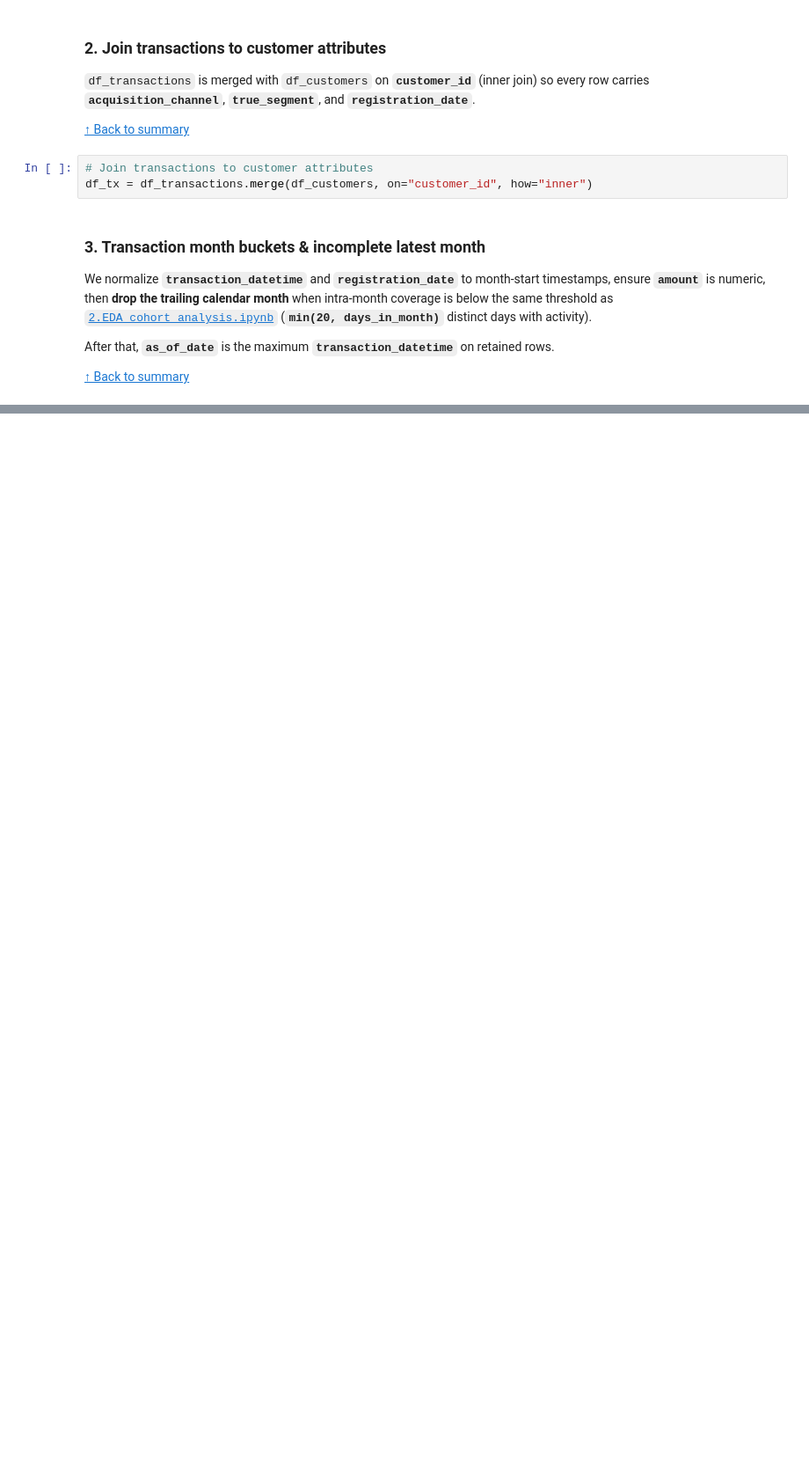
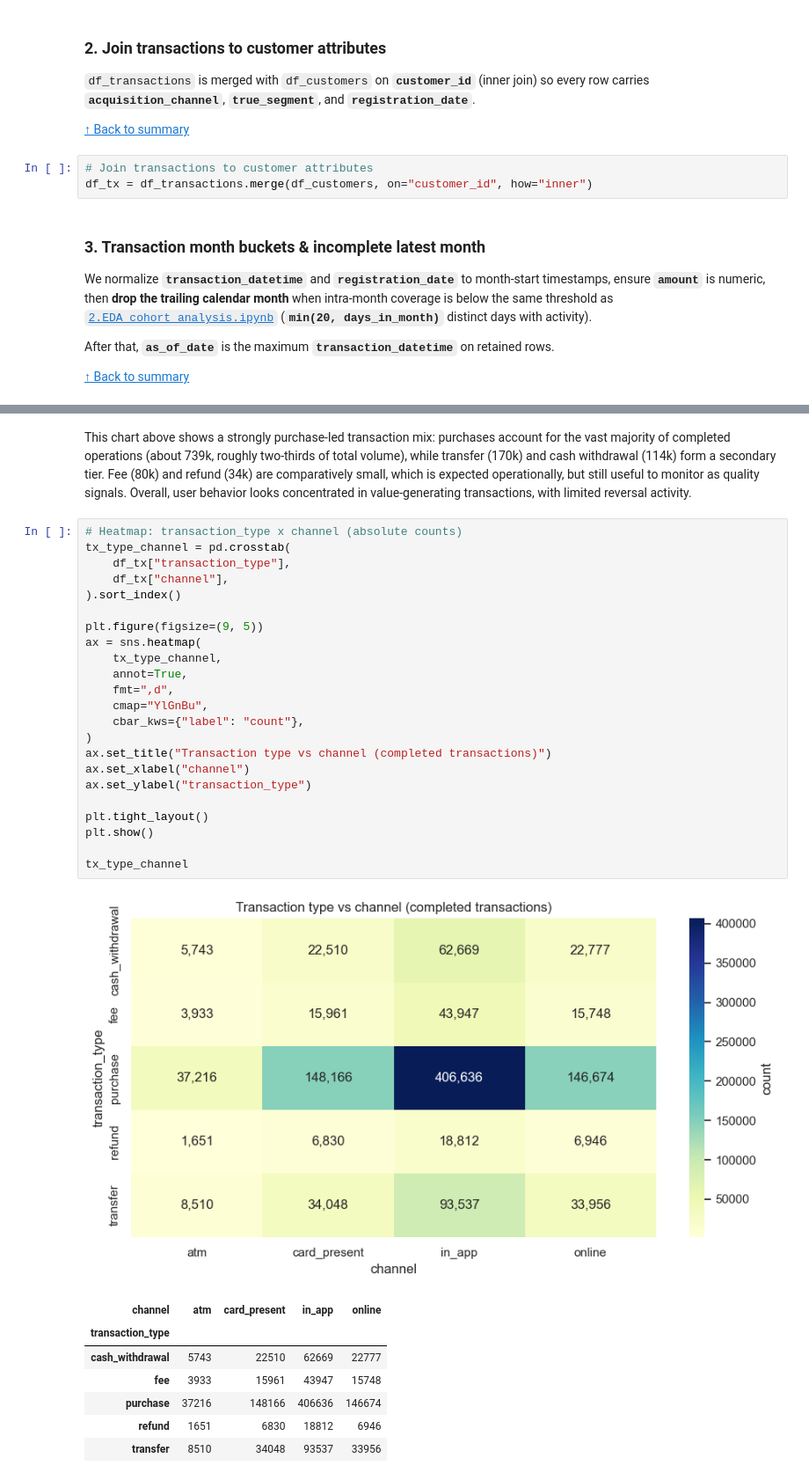
Before and after one commit to pauloabcalcada/fintech-ai-segmentation, a Jupyter notebook: notebooks/3.EDA_RFM_Clustering.ipynb, the cells around one changed output, grey strips where cells are left out. Shown at 88% size. Drawn from its saved outputs; the diff is of its cells as text; blank space fills up the shorter version.

```diff
--- a/notebooks/3.EDA_RFM_Clustering.ipynb
+++ b/notebooks/3.EDA_RFM_Clustering.ipynb
@@ -266,0 +356,34 @@ print("as_of_date:", as_of_date)
+# %% [markdown]
+This chart above shows a strongly purchase-led transaction mix: purchases account for the vast majority of completed operations (about 739k, roughly two-thirds of total volume), while transfer (170k) and cash withdrawal (114k) form a secondary tier. Fee (80k) and refund (34k) are comparatively small, which is expected operationally, but still useful to monitor as quality signals. Overall, user behavior looks concentrated in value-generating transactions, with limited reversal activity.
+# %%
+# Heatmap: transaction_type x channel (absolute counts)
+tx_type_channel = pd.crosstab(
+    df_tx["transaction_type"],
+    df_tx["channel"],
+).sort_index()
+
+plt.figure(figsize=(9, 5))
+ax = sns.heatmap(
+    tx_type_channel,
+    annot=True,
+    fmt=",d",
+    cmap="YlGnBu",
+    cbar_kws={"label": "count"},
+)
+ax.set_title("Transaction type vs channel (completed transactions)")
+ax.set_xlabel("channel")
+ax.set_ylabel("transaction_type")
+
+plt.tight_layout()
+plt.show()
+
+tx_type_channel
+# %% [output]
+[figure, added]
+| channel | atm | card_present | in_app | online |
+| transaction_type |  |  |  |  |
+| cash_withdrawal | 5743 | 22510 | 62669 | 22777 |
+| fee | 3933 | 15961 | 43947 | 15748 |
+| purchase | 37216 | 148166 | 406636 | 146674 |
+| refund | 1651 | 6830 | 18812 | 6946 |
+| transfer | 8510 | 34048 | 93537 | 33956 |
```
Also changed, not shown: parts of 12 cells of this notebook, 8 other files.
